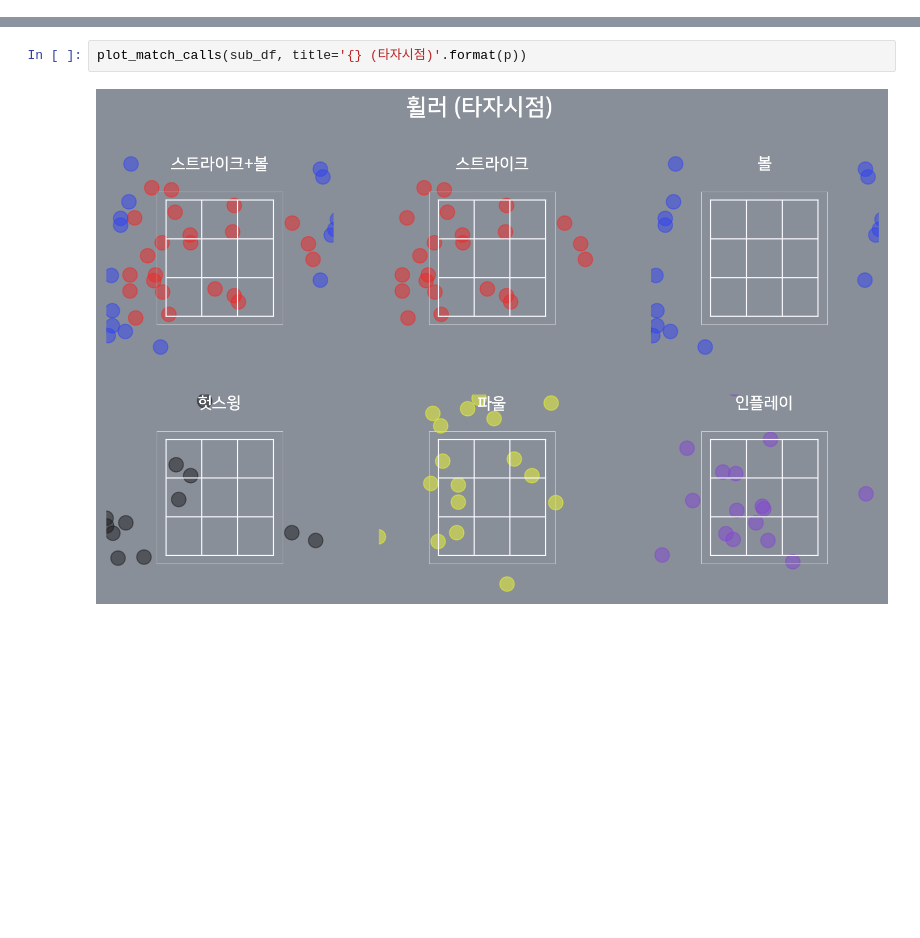
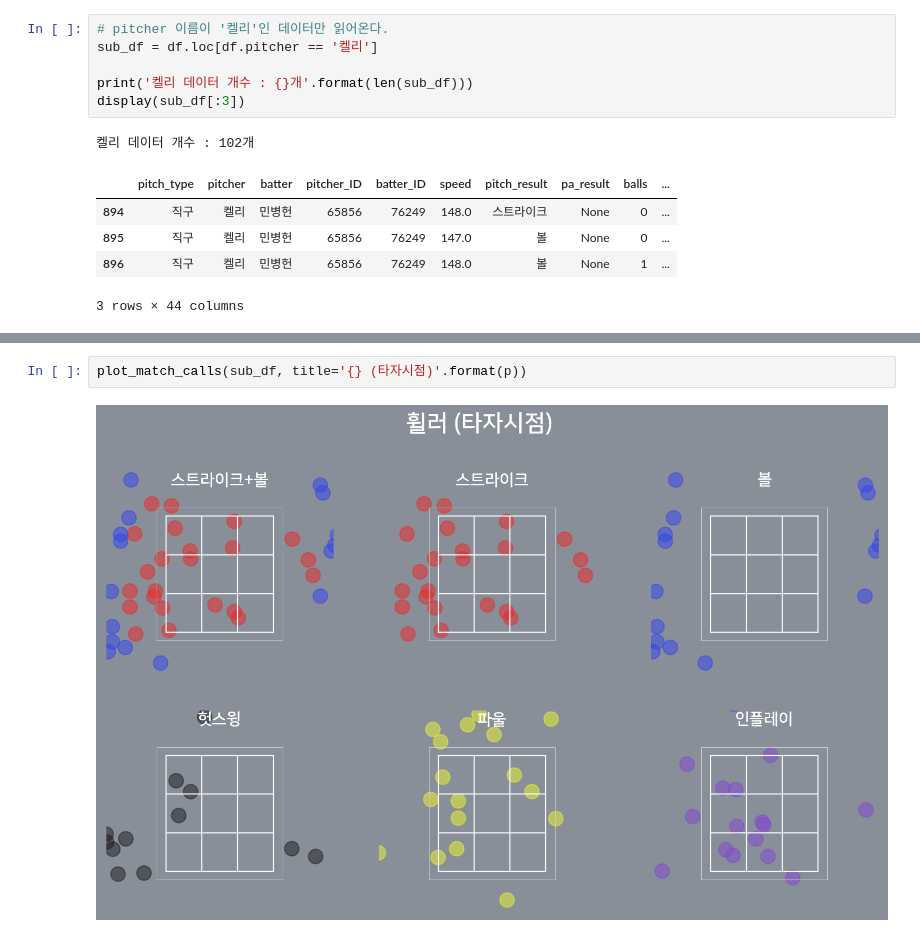
Before and after one commit to kparkk2/KBO_pbp_text_crawler, a Jupyter notebook: pfx_df.ipynb, the cells around one changed output, grey strips where cells are left out. Saved outputs shown, nothing was run; the diff lists cells and outputs as text; blank space fills up the shorter version.

```diff
--- a/pfx_df.ipynb
+++ b/pfx_df.ipynb
@@ -81,0 +151,13 @@ plot_calls(sd, title='가쓰요', calls=['스트라이크', '타격', '볼', '
+# %%
+# pitcher 이름이 '켈리'인 데이터만 읽어온다.
+sub_df = df.loc[df.pitcher == '켈리']
+
+print('켈리 데이터 개수 : {}개'.format(len(sub_df)))
+display(sub_df[:3])
+# %% [output]
+켈리 데이터 개수 : 102개
+|  | pitch_type | pitcher | batter | pitcher_ID | batter_ID | speed | pitch_result | pa_result | balls | ... |
+| 894 | 직구 | 켈리 | 민병헌 | 65856 | 76249 | 148.0 | 스트라이크 | None | 0 | ... |
+| 895 | 직구 | 켈리 | 민병헌 | 65856 | 76249 | 147.0 | 볼 | None | 0 | ... |
+| 896 | 직구 | 켈리 | 민병헌 | 65856 | 76249 | 148.0 | 볼 | None | 1 | ... |
+3 rows × 44 columns
```
Also changed, not shown: parts of 24 cells of this notebook, 1 other file.
